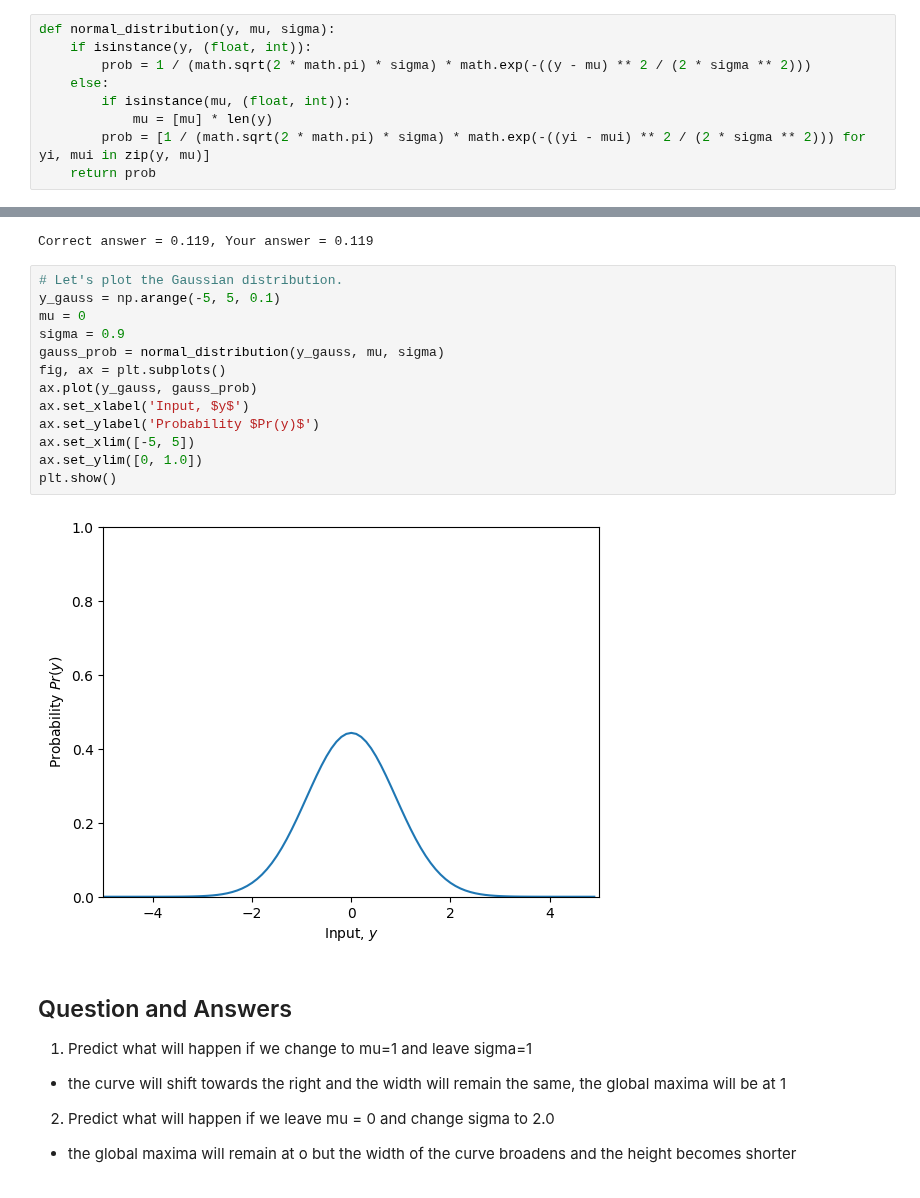
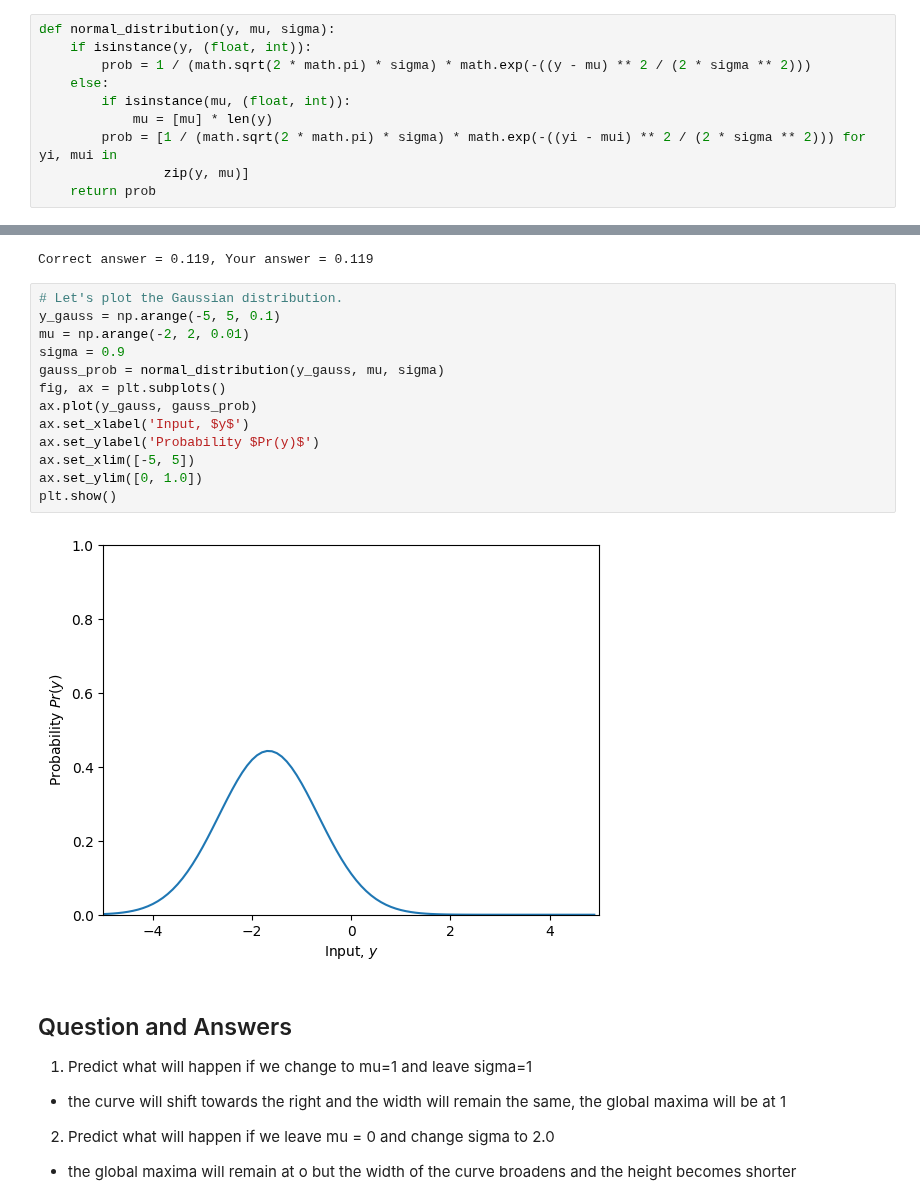
Before and after one commit to Mwawaka/waka-neural-networks, a Jupyter notebook: Chap05/5_1_Least_Squares_Loss.ipynb, the cells around one changed output, grey strips where cells are left out. Drawn from its saved outputs; the diff is of its cells as text.

```diff
--- a/Chap05/5_1_Least_Squares_Loss.ipynb
+++ b/Chap05/5_1_Least_Squares_Loss.ipynb
@@ -119,7 +119,8 @@ def normal_distribution(y, mu, sigma):
     else:
         if isinstance(mu, (float, int)):
             mu = [mu] * len(y)
-        prob = [1 / (math.sqrt(2 * math.pi) * sigma) * math.exp(-((yi - mui) ** 2 / (2 * sigma ** 2))) for yi, mui in zip(y, mu)]
+        prob = [1 / (math.sqrt(2 * math.pi) * sigma) * math.exp(-((yi - mui) ** 2 / (2 * sigma ** 2))) for yi, mui in
+                zip(y, mu)]
     return prob
 # %%
 # Let's double-check we get the right answer before proceeding
@@ -129,18 +130,18 @@ Correct answer = 0.119, Your answer = 0.119
 # %%
 # Let's plot the Gaussian distribution.
 y_gauss = np.arange(-5, 5, 0.1)
-mu = 0
+mu = np.arange(-2, 2, 0.01)
 sigma = 0.9
 gauss_prob = normal_distribution(y_gauss, mu, sigma)
 fig, ax = plt.subplots()
 ax.plot(y_gauss, gauss_prob)
 ax.set_xlabel('Input, $y$')
 ax.set_ylabel('Probability $Pr(y)$')
 ax.set_xlim([-5, 5])
 ax.set_ylim([0, 1.0])
 plt.show()
 # %% [output]
-[figure, old version]
+[figure, new version]
 # %% [markdown]
 ## Question and Answers
 
```
Also changed, not shown: parts of 6 cells of this notebook.
